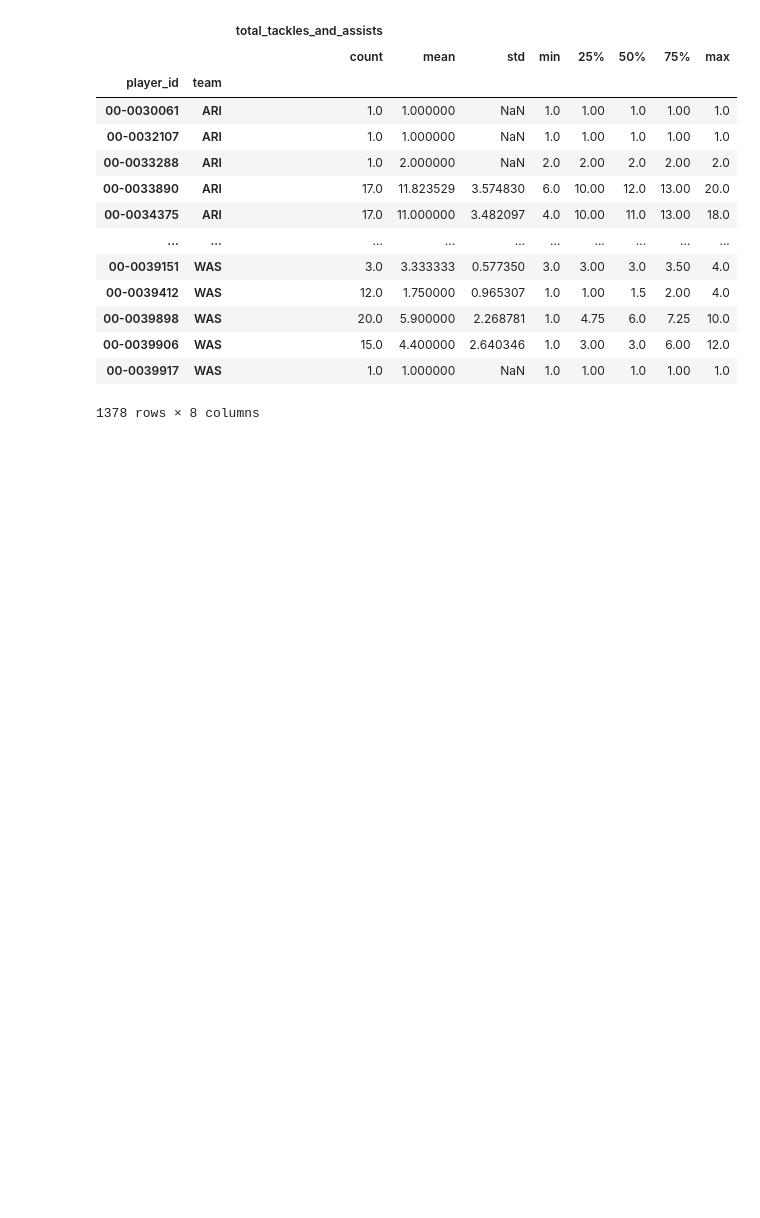
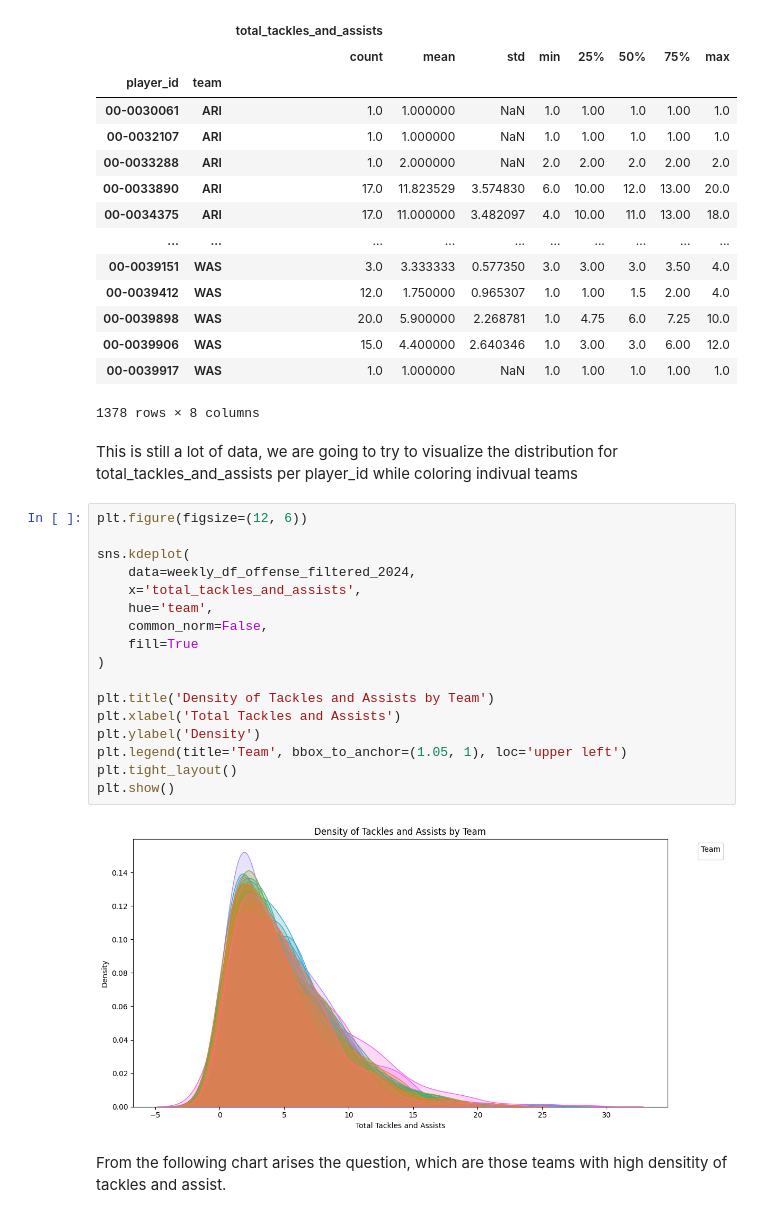
Before and after one commit to Ejaramillo1/nfl_ml_project, a Jupyter notebook: notebook/data/EDA_NFL.ipynb, the cells around one changed output. Drawn from its saved outputs; the diff is of its cells as text; blank space fills up the shorter version.

Commit message:
charts for EDA
follow up with chart for EDA

```diff
--- a/notebook/data/EDA_NFL.ipynb
+++ b/notebook/data/EDA_NFL.ipynb
@@ -277,3 +277,26 @@ weekly_df_offense_filtered_2024.groupby(['player_id', 'team'])[['total_tackles_a
 | 00-0039906 | WAS | 15.0 | 4.400000 | 2.640346 | 1.0 | 3.00 | 3.0 | 6.00 | 12.0 |
 | 00-0039917 | WAS | 1.0 | 1.000000 | NaN | 1.0 | 1.00 | 1.0 | 1.00 | 1.0 |
 1378 rows × 8 columns
+# %% [markdown]
+This is still a lot of data, we are going to try to visualize the distribution for total_tackles_and_assists per player_id while coloring indivual teams
+# %%
+plt.figure(figsize=(12, 6))
+
+sns.kdeplot(
+    data=weekly_df_offense_filtered_2024,
+    x='total_tackles_and_assists',
+    hue='team',
+    common_norm=False,
+    fill=True
+)
+
+plt.title('Density of Tackles and Assists by Team')
+plt.xlabel('Total Tackles and Assists')
+plt.ylabel('Density')
+plt.legend(title='Team', bbox_to_anchor=(1.05, 1), loc='upper left')
+plt.tight_layout()
+plt.show()
+# %% [output]
+[figure, added]
+# %% [markdown]
+From the following chart arises the question, which are those teams with high densitity of tackles and assist.
```
Also changed, not shown: parts of 14 cells of this notebook.
